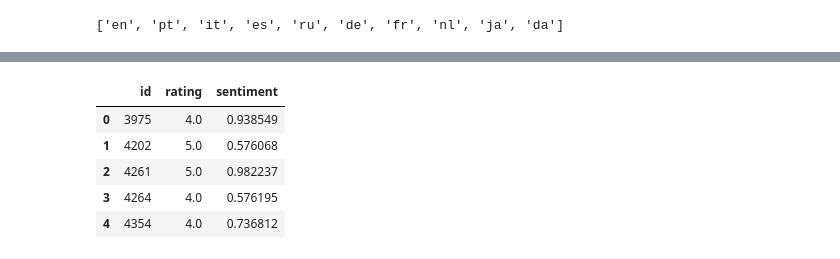
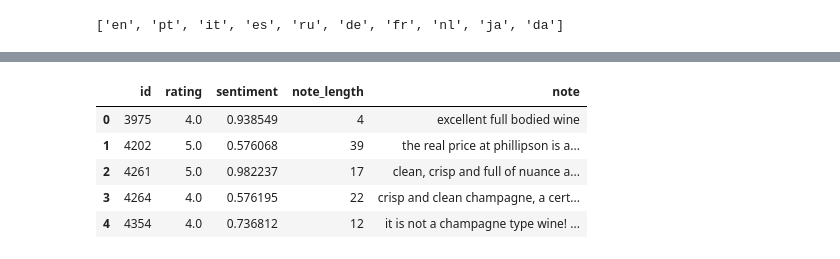
Before and after one commit to M4rl0wBuongustaio/master_thesis_ai_sommelier, a Jupyter notebook: analysis/visualization.ipynb, the cells around one changed output, grey strips where cells are left out. Cells and saved outputs as stored; diff of their text form; code cells hidden in the pictures.

```diff
--- a/analysis/visualization.ipynb
+++ b/analysis/visualization.ipynb
@@ -184,14 +278,15 @@ fig.savefig(fig_path + 'top_10_review_count_ratings.png', dpi=300)
 # %%
 con_rev_sent = sqlite3.connect('../database/review_en_sentiment.db')
-df_rev_sent = pd.read_sql_query("SELECT id, rating, sentiment from review_en_sentiment", con_rev_sent)
+df_rev_sent = pd.read_sql_query("SELECT id, rating, sentiment, note_length, note FROM review_en_sentiment",
+                                con_rev_sent)
 df_rev_sent.head()
 # %% [output]
-|  | id | rating | sentiment |
-| 0 | 3975 | 4.0 | 0.938549 |
-| 1 | 4202 | 5.0 | 0.576068 |
-| 2 | 4261 | 5.0 | 0.982237 |
-| 3 | 4264 | 4.0 | 0.576195 |
-| 4 | 4354 | 4.0 | 0.736812 |
+|  | id | rating | sentiment | note_length | note |
+| 0 | 3975 | 4.0 | 0.938549 | 4 | excellent full bodied wine |
+| 1 | 4202 | 5.0 | 0.576068 | 39 | the real price at phillipson is a... |
+| 2 | 4261 | 5.0 | 0.982237 | 17 | clean, crisp and full of nuance a... |
+| 3 | 4264 | 4.0 | 0.576195 | 22 | crisp and clean champagne, a cert... |
+| 4 | 4354 | 4.0 | 0.736812 | 12 | it is not a champagne type wine! ... |
 # %%
 n = 25000
 df = df_rev_sent.sample(n=n)
```
Also changed, not shown: parts of 22 cells of this notebook, 8 other files.
